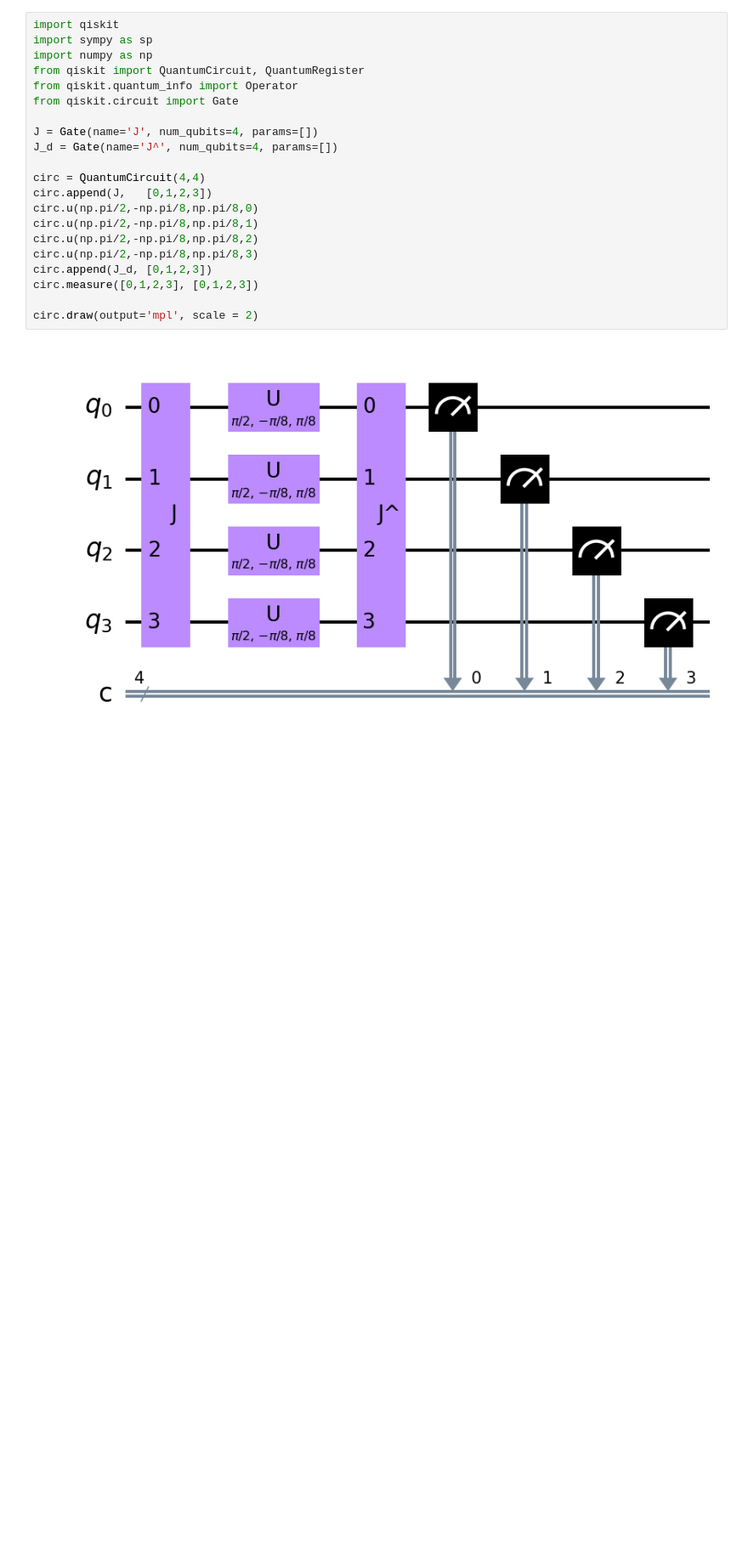
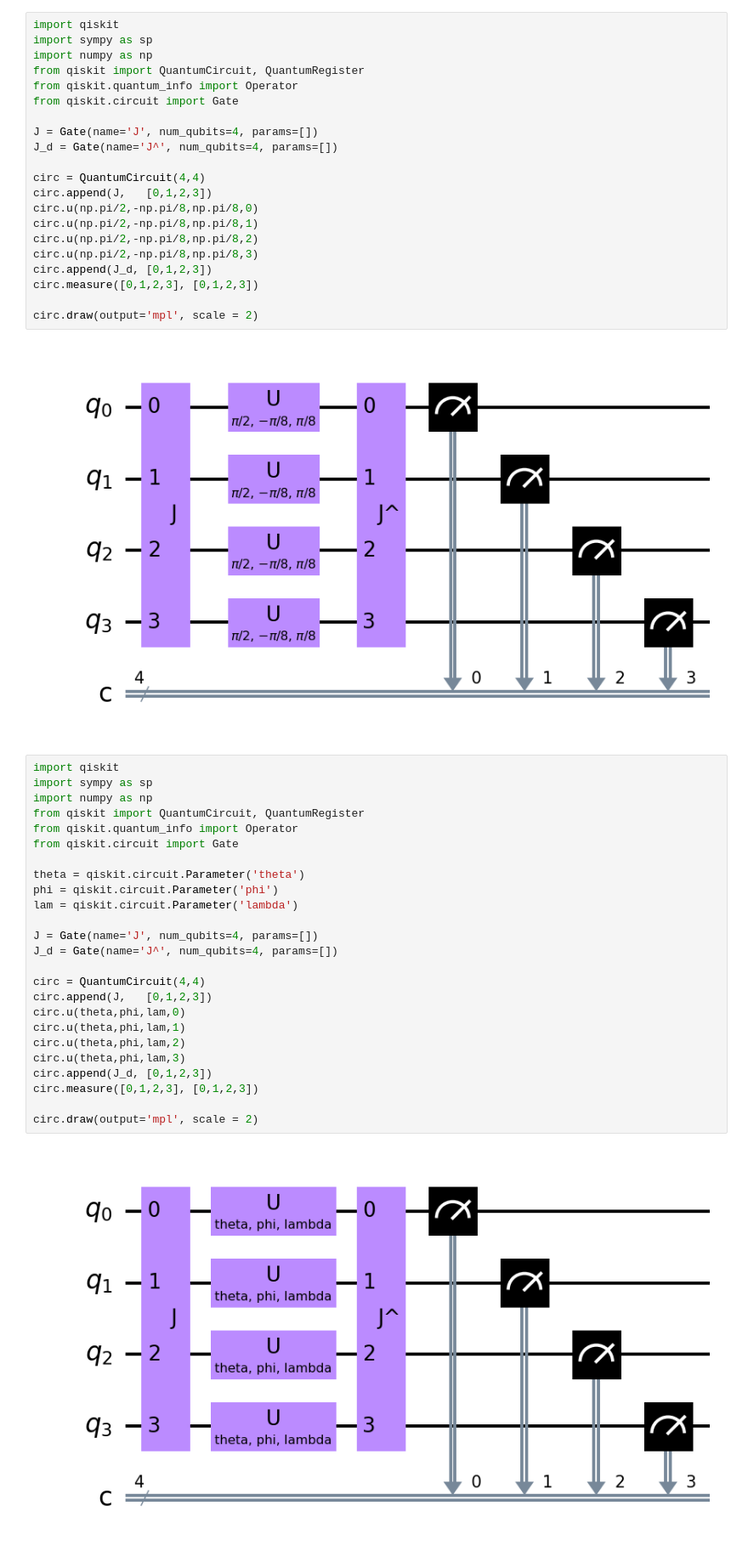
Before and after one commit to agustinsilva447/Quantum-Game-Theory, a Jupyter notebook: circuit.ipynb, the cells around one changed output. Shown at 85% size. Saved outputs shown, nothing was run; the diff lists cells and outputs as text; blank space fills up the shorter version.

Commit message:
circuits paper

```diff
--- a/circuit.ipynb
+++ b/circuit.ipynb
@@ -104,3 +109,30 @@ circ.measure([0,1,2,3], [0,1,2,3])
 circ.draw(output='mpl', scale = 2)
 # %% [output]
 [figure]
+# %%
+import qiskit
+import sympy as sp
+import numpy as np
+from qiskit import QuantumCircuit, QuantumRegister
+from qiskit.quantum_info import Operator
+from qiskit.circuit import Gate
+
+theta = qiskit.circuit.Parameter('theta')
+phi = qiskit.circuit.Parameter('phi')
+lam = qiskit.circuit.Parameter('lambda')
+
+J = Gate(name='J', num_qubits=4, params=[])
+J_d = Gate(name='J^', num_qubits=4, params=[])
+
+circ = QuantumCircuit(4,4)
+circ.append(J,   [0,1,2,3])
+circ.u(theta,phi,lam,0)
+circ.u(theta,phi,lam,1)
+circ.u(theta,phi,lam,2)
+circ.u(theta,phi,lam,3)
+circ.append(J_d, [0,1,2,3])
+circ.measure([0,1,2,3], [0,1,2,3])
+
+circ.draw(output='mpl', scale = 2)
+# %% [output]
+[figure, added]
```
Also changed, not shown: parts of 1 cell of this notebook.
